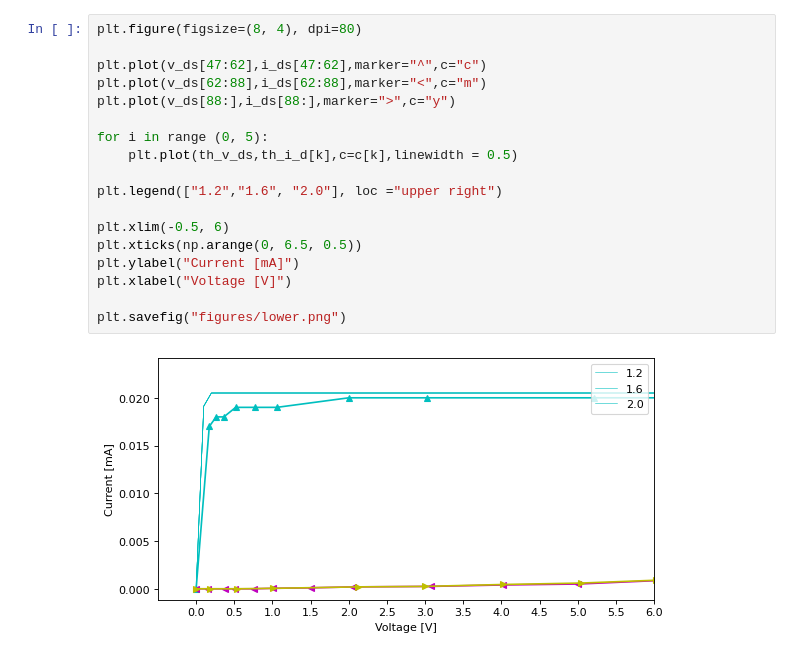
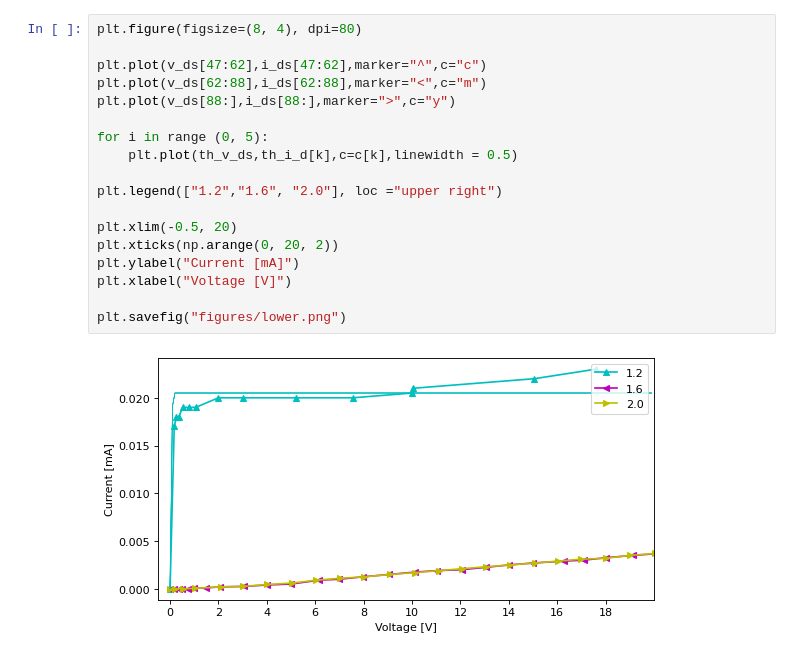
Before and after one commit to massanf/3Sexperiment, a Jupyter notebook: A1/graph/A1graphs.ipynb, the cells around one changed output. Drawn from its saved outputs; the diff is of its cells as text.

```diff
--- a/A1/graph/A1graphs.ipynb
+++ b/A1/graph/A1graphs.ipynb
@@ -71,20 +75,20 @@ plt.savefig("figures/all.png")
 # %%
 plt.figure(figsize=(8, 4), dpi=80)
 
 plt.plot(v_ds[47:62],i_ds[47:62],marker="^",c="c")
 plt.plot(v_ds[62:88],i_ds[62:88],marker="<",c="m")
 plt.plot(v_ds[88:],i_ds[88:],marker=">",c="y")
 
 for i in range (0, 5):
     plt.plot(th_v_ds,th_i_d[k],c=c[k],linewidth = 0.5)
 
 plt.legend(["1.2","1.6", "2.0"], loc ="upper right")
 
-plt.xlim(-0.5, 6)
-plt.xticks(np.arange(0, 6.5, 0.5))
+plt.xlim(-0.5, 20)
+plt.xticks(np.arange(0, 20, 2))
 plt.ylabel("Current [mA]")
 plt.xlabel("Voltage [V]")
 
 plt.savefig("figures/lower.png")
 # %% [output]
-[figure, old version]
+[figure, new version]
```
Also changed, not shown: parts of 1 cell of this notebook, 1 other file.
